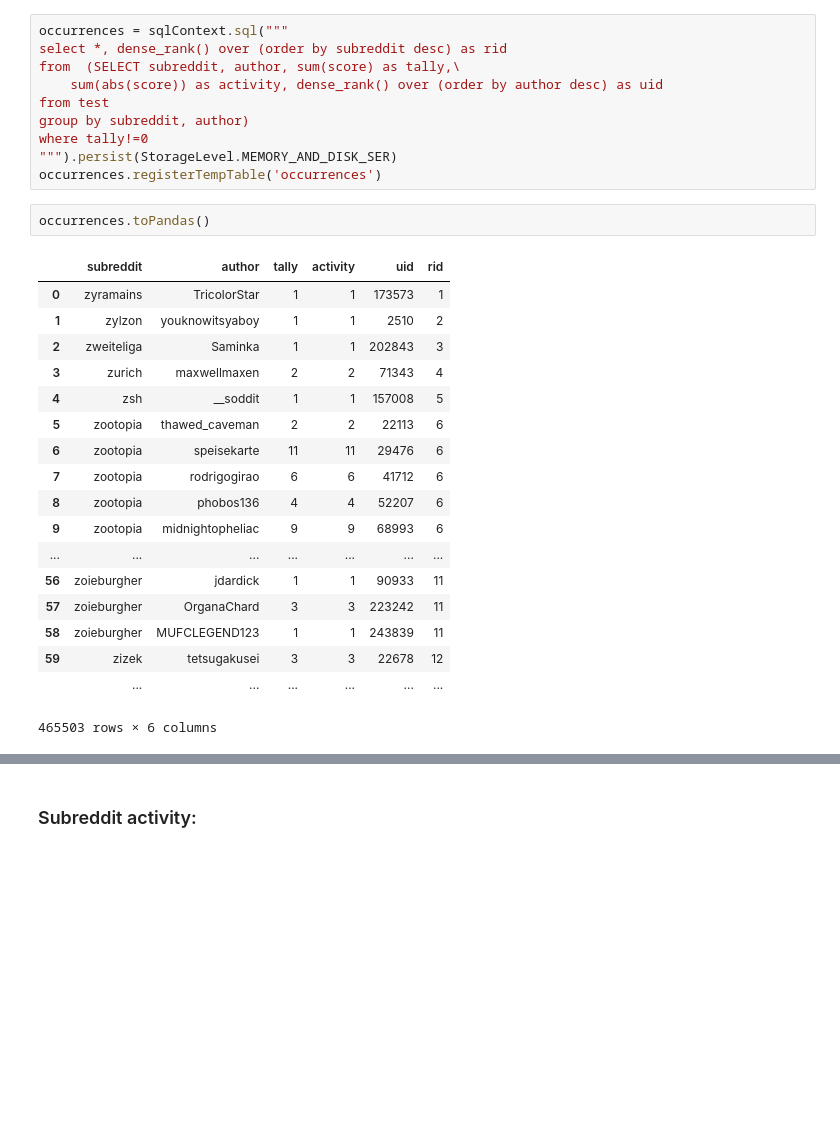
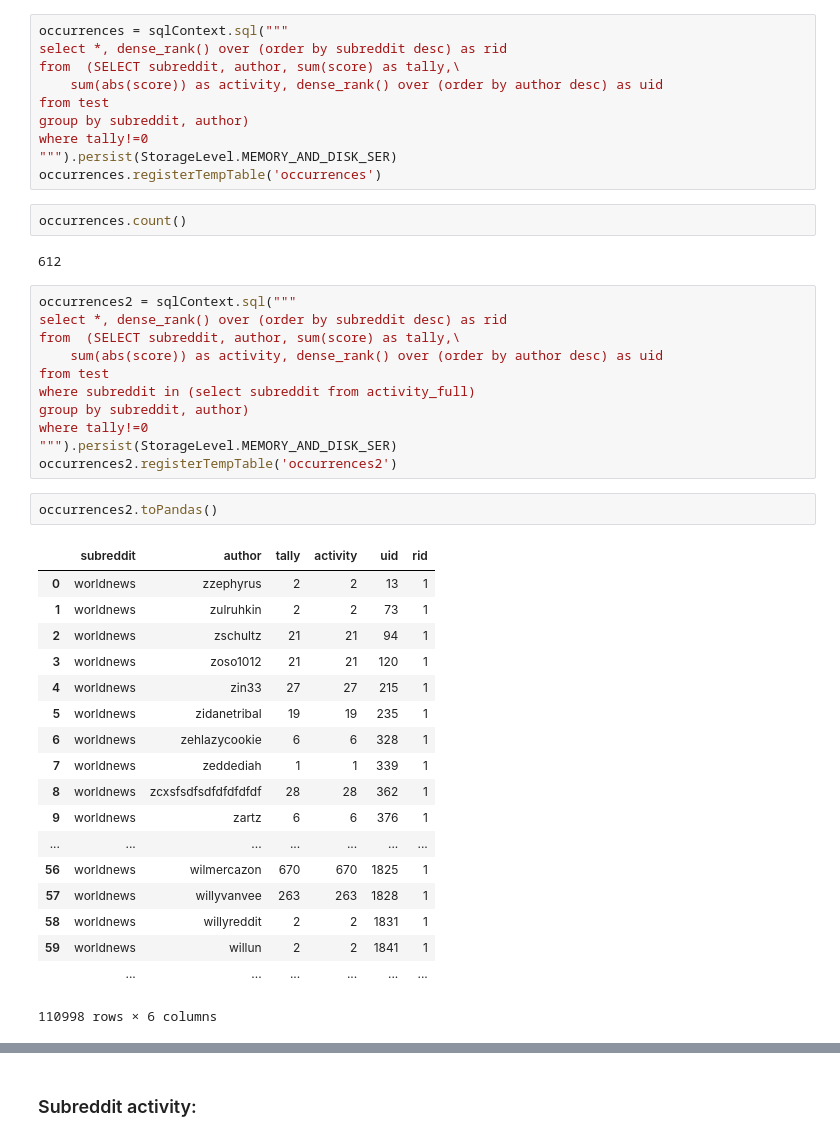
Before and after one commit to hoidn/Reddicommend, a Jupyter notebook: testing.ipynb, the cells around one changed output, grey strips where cells are left out. Cells and saved outputs as stored; diff of their text form; blank space fills up the shorter version.

```diff
--- a/testing.ipynb
+++ b/testing.ipynb
@@ -76,23 +76,38 @@ where tally!=0
 """).persist(StorageLevel.MEMORY_AND_DISK_SER)
 occurrences.registerTempTable('occurrences')
 # %%
-occurrences.toPandas()
+occurrences.count()
 # %% [output]
-|  | subreddit | author | tally | activity | uid | rid |
-| 0 | zyramains | TricolorStar | 1 | 1 | 173573 | 1 |
-| 1 | zylzon | youknowitsyaboy | 1 | 1 | 2510 | 2 |
-| 2 | zweiteliga | Saminka | 1 | 1 | 202843 | 3 |
-| 3 | zurich | maxwellmaxen | 2 | 2 | 71343 | 4 |
-| 4 | zsh | __soddit | 1 | 1 | 157008 | 5 |
-| 5 | zootopia | thawed_caveman | 2 | 2 | 22113 | 6 |
-| 6 | zootopia | speisekarte | 11 | 11 | 29476 | 6 |
-| 7 | zootopia | rodrigogirao | 6 | 6 | 41712 | 6 |
-| 8 | zootopia | phobos136 | 4 | 4 | 52207 | 6 |
-| 9 | zootopia | midnightopheliac | 9 | 9 | 68993 | 6 |
-| ... | ... | ... | ... | ... | ... | ... |
-| 56 | zoieburgher | jdardick | 1 | 1 | 90933 | 11 |
-| 57 | zoieburgher | OrganaChard | 3 | 3 | 223242 | 11 |
-| 58 | zoieburgher | MUFCLEGEND123 | 1 | 1 | 243839 | 11 |
-| 59 | zizek | tetsugakusei | 3 | 3 | 22678 | 12 |
-|  | ... | ... | ... | ... | ... | ... |
-465503 rows × 6 columns
+612
+# %%
+occurrences2 = sqlContext.sql("""
+select *, dense_rank() over (order by subreddit desc) as rid
+from  (SELECT subreddit, author, sum(score) as tally,\
+    sum(abs(score)) as activity, dense_rank() over (order by author desc) as uid
+from test
+where subreddit in (select subreddit from activity_full)
+group by subreddit, author)
+where tally!=0
+""").persist(StorageLevel.MEMORY_AND_DISK_SER)
+occurrences2.registerTempTable('occurrences2')
+# %%
+occurrences2.toPandas()
+# %% [output]
+|  | subreddit | author | tally | activity | uid | rid |
+| 0 | worldnews | zzephyrus | 2 | 2 | 13 | 1 |
+| 1 | worldnews | zulruhkin | 2 | 2 | 73 | 1 |
+| 2 | worldnews | zschultz | 21 | 21 | 94 | 1 |
+| 3 | worldnews | zoso1012 | 21 | 21 | 120 | 1 |
+| 4 | worldnews | zin33 | 27 | 27 | 215 | 1 |
+| 5 | worldnews | zidanetribal | 19 | 19 | 235 | 1 |
+| 6 | worldnews | zehlazycookie | 6 | 6 | 328 | 1 |
+| 7 | worldnews | zeddediah | 1 | 1 | 339 | 1 |
+| 8 | worldnews | zcxsfsdfsdfdfdfdfdf | 28 | 28 | 362 | 1 |
+| 9 | worldnews | zartz | 6 | 6 | 376 | 1 |
+| ... | ... | ... | ... | ... | ... | ... |
+| 56 | worldnews | wilmercazon | 670 | 670 | 1825 | 1 |
+| 57 | worldnews | willyvanvee | 263 | 263 | 1828 | 1 |
+| 58 | worldnews | willyreddit | 2 | 2 | 1831 | 1 |
+| 59 | worldnews | willun | 2 | 2 | 1841 | 1 |
+|  | ... | ... | ... | ... | ... | ... |
+110998 rows × 6 columns
```
Also changed, not shown: parts of 37 cells of this notebook.
